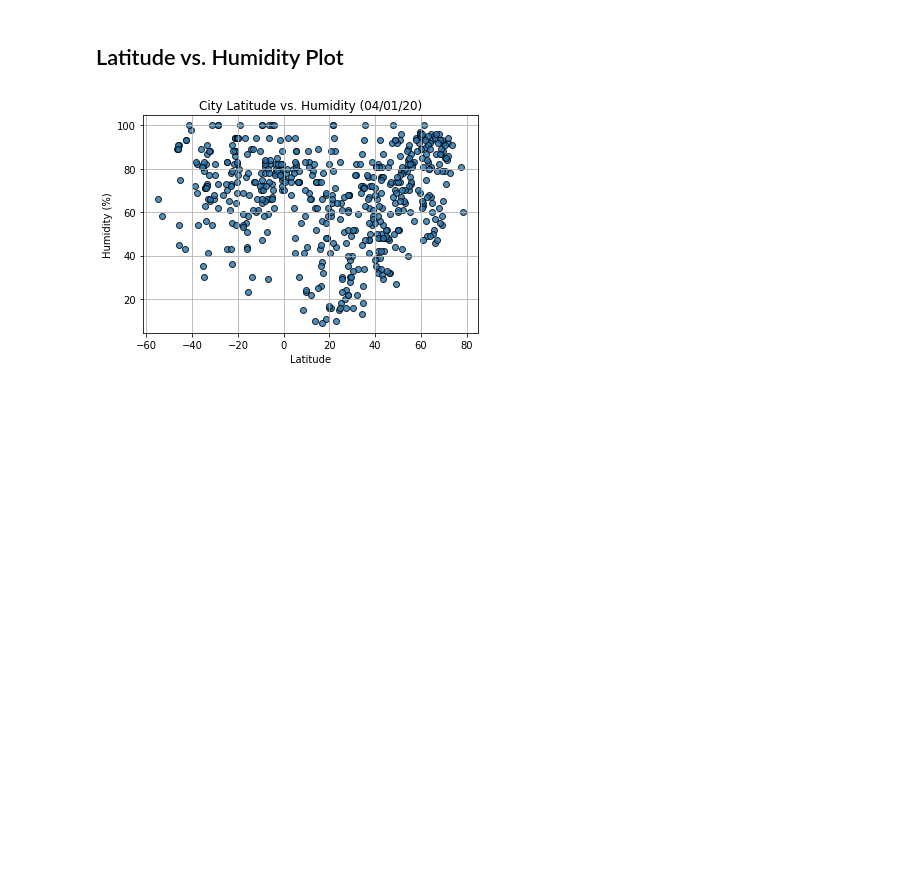
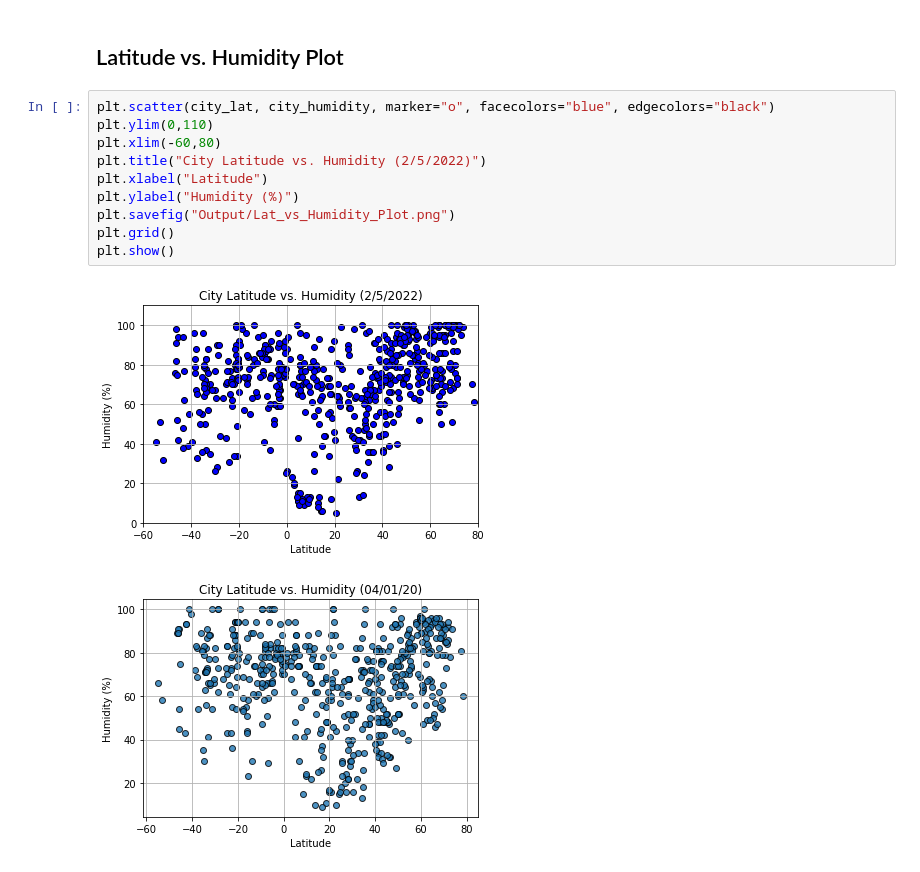
Before and after one commit to jeffreyoverholt/python-api-challenge, a Jupyter notebook: WeatherPy/WeatherPy.ipynb, the cells around one changed output. Drawn from its saved outputs; the diff is of its cells as text; blank space fills up the shorter version.

```diff
--- a/WeatherPy/WeatherPy.ipynb
+++ b/WeatherPy/WeatherPy.ipynb
@@ -291,6 +305,18 @@ weather_dict.describe()
 [figure]
 # %% [markdown]
 ## Latitude vs. Humidity Plot
+# %%
+plt.scatter(city_lat, city_humidity, marker="o", facecolors="blue", edgecolors="black")
+plt.ylim(0,110)
+plt.xlim(-60,80)
+plt.title("City Latitude vs. Humidity (2/5/2022)")
+plt.xlabel("Latitude")
+plt.ylabel("Humidity (%)")
+plt.savefig("Output/Lat_vs_Humidity_Plot.png")
+plt.grid()
+plt.show()
+# %% [output]
+[figure, added]
 # %%
 # %% [output]
 [figure]
```
Also changed, not shown: parts of 3 cells of this notebook, 4 other files.
